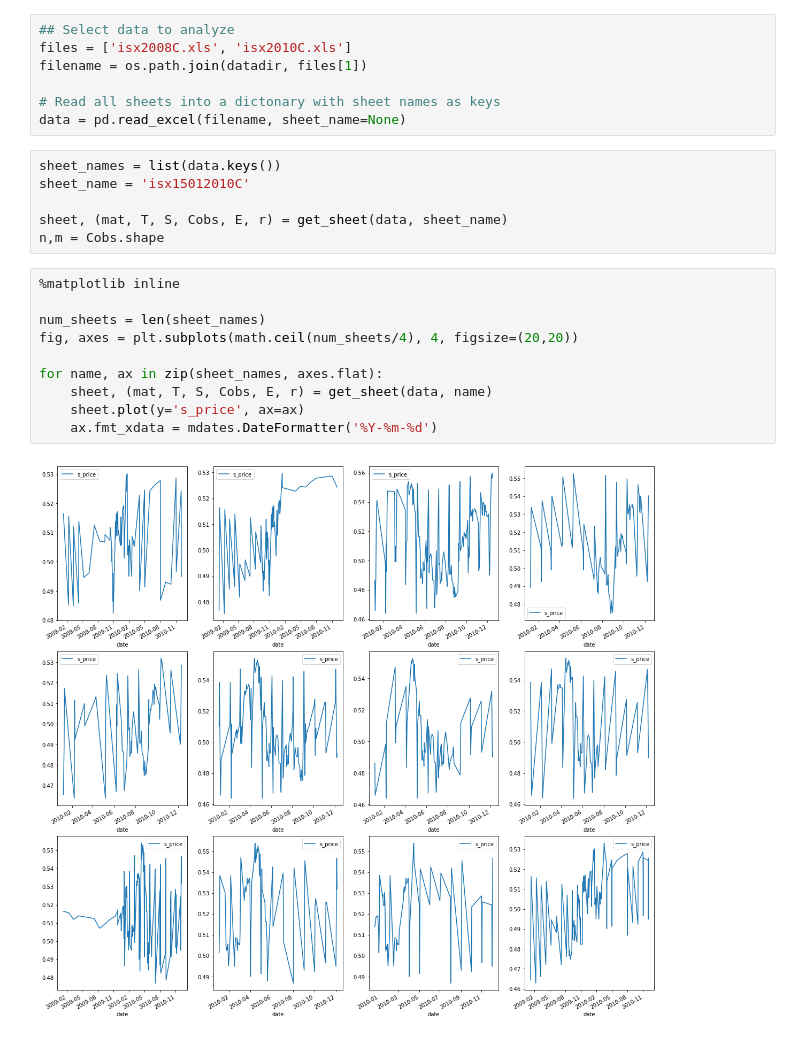
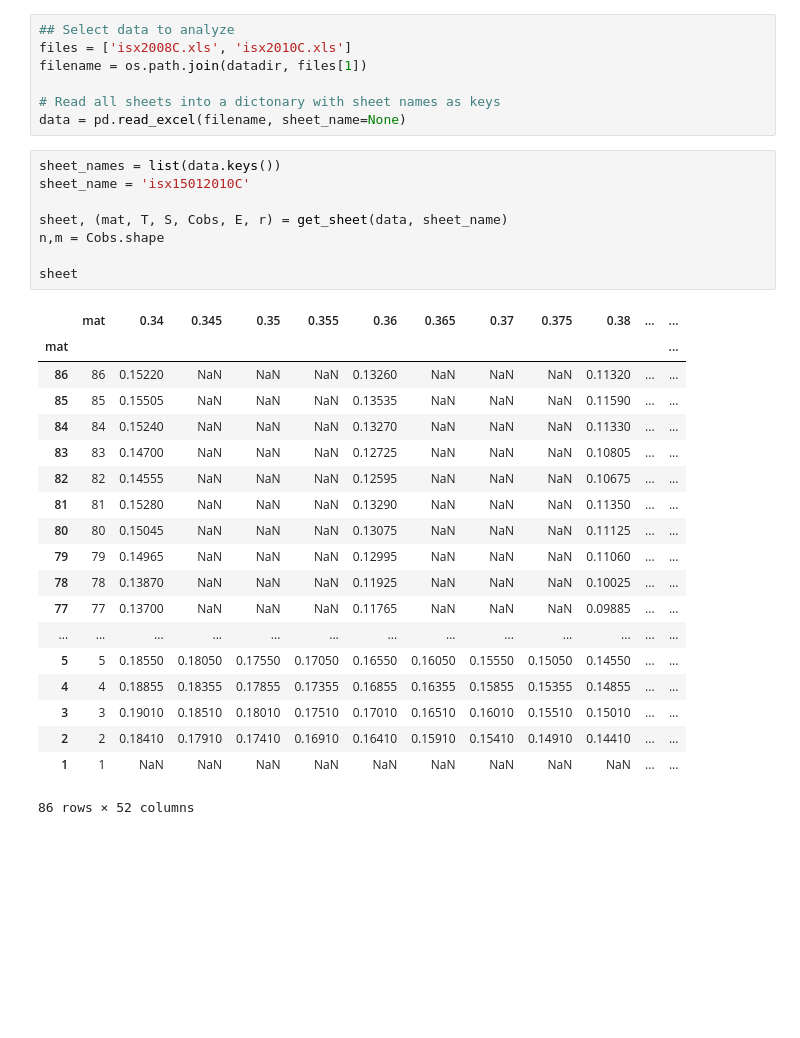
Before and after one commit to nnevalainen/portfolio-hedging, a Jupyter notebook: code/hedging-assignment.ipynb, the cells around one changed output. Cells and saved outputs as stored; diff of their text form; blank space fills up the shorter version.

```diff
--- a/code/hedging-assignment.ipynb
+++ b/code/hedging-assignment.ipynb
@@ -28,18 +28,28 @@ data = pd.read_excel(filename, sheet_name=None)
 # %%
 sheet_names = list(data.keys())
 sheet_name = 'isx15012010C'
 
 sheet, (mat, T, S, Cobs, E, r) = get_sheet(data, sheet_name)
 n,m = Cobs.shape
+
+sheet
+# %% [output]
+|  | mat | 0.34 | 0.345 | 0.35 | 0.355 | 0.36 | 0.365 | 0.37 | 0.375 | 0.38 | ... | ... |
+| mat |  |  |  |  |  |  |  |  |  |  |  | ... |
+| 86 | 86 | 0.15220 | NaN | NaN | NaN | 0.13260 | NaN | NaN | NaN | 0.11320 | ... | ... |
+| 85 | 85 | 0.15505 | NaN | NaN | NaN | 0.13535 | NaN | NaN | NaN | 0.11590 | ... | ... |
+| 84 | 84 | 0.15240 | NaN | NaN | NaN | 0.13270 | NaN | NaN | NaN | 0.11330 | ... | ... |
+| 83 | 83 | 0.14700 | NaN | NaN | NaN | 0.12725 | NaN | NaN | NaN | 0.10805 | ... | ... |
+| 82 | 82 | 0.14555 | NaN | NaN | NaN | 0.12595 | NaN | NaN | NaN | 0.10675 | ... | ... |
+| 81 | 81 | 0.15280 | NaN | NaN | NaN | 0.13290 | NaN | NaN | NaN | 0.11350 | ... | ... |
+| 80 | 80 | 0.15045 | NaN | NaN | NaN | 0.13075 | NaN | NaN | NaN | 0.11125 | ... | ... |
+| 79 | 79 | 0.14965 | NaN | NaN | NaN | 0.12995 | NaN | NaN | NaN | 0.11060 | ... | ... |
+| 78 | 78 | 0.13870 | NaN | NaN | NaN | 0.11925 | NaN | NaN | NaN | 0.10025 | ... | ... |
+| 77 | 77 | 0.13700 | NaN | NaN | NaN | 0.11765 | NaN | NaN | NaN | 0.09885 | ... | ... |
+| ... | ... | ... | ... | ... | ... | ... | ... | ... | ... | ... | ... | ... |
+| 5 | 5 | 0.18550 | 0.18050 | 0.17550 | 0.17050 | 0.16550 | 0.16050 | 0.15550 | 0.15050 | 0.14550 | ... | ... |
+| 4 | 4 | 0.18855 | 0.18355 | 0.17855 | 0.17355 | 0.16855 | 0.16355 | 0.15855 | 0.15355 | 0.14855 | ... | ... |
+| 3 | 3 | 0.19010 | 0.18510 | 0.18010 | 0.17510 | 0.17010 | 0.16510 | 0.16010 | 0.15510 | 0.15010 | ... | ... |
+| 2 | 2 | 0.18410 | 0.17910 | 0.17410 | 0.16910 | 0.16410 | 0.15910 | 0.15410 | 0.14910 | 0.14410 | ... | ... |
+| 1 | 1 | NaN | NaN | NaN | NaN | NaN | NaN | NaN | NaN | NaN | ... | ... |
+86 rows × 52 columns
-# %%
-%matplotlib inline
-
-num_sheets = len(sheet_names)
-fig, axes = plt.subplots(math.ceil(num_sheets/4), 4, figsize=(20,20))
-
-for name, ax in zip(sheet_names, axes.flat):
-    sheet, (mat, T, S, Cobs, E, r) = get_sheet(data, name)
-    sheet.plot(y='s_price', ax=ax)
-    ax.fmt_xdata = mdates.DateFormatter('%Y-%m-%d')
-# %% [output]
-[figure, removed]
```
Also changed, not shown: parts of 3 cells of this notebook.
